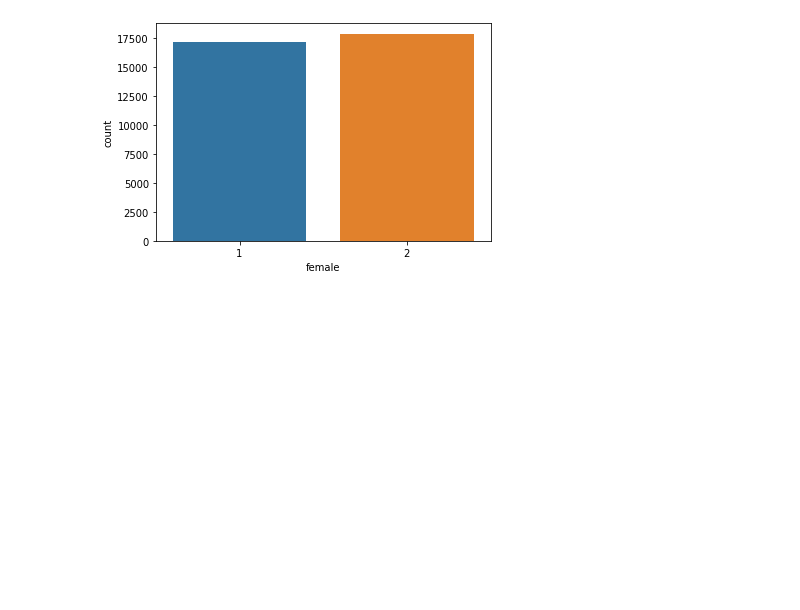
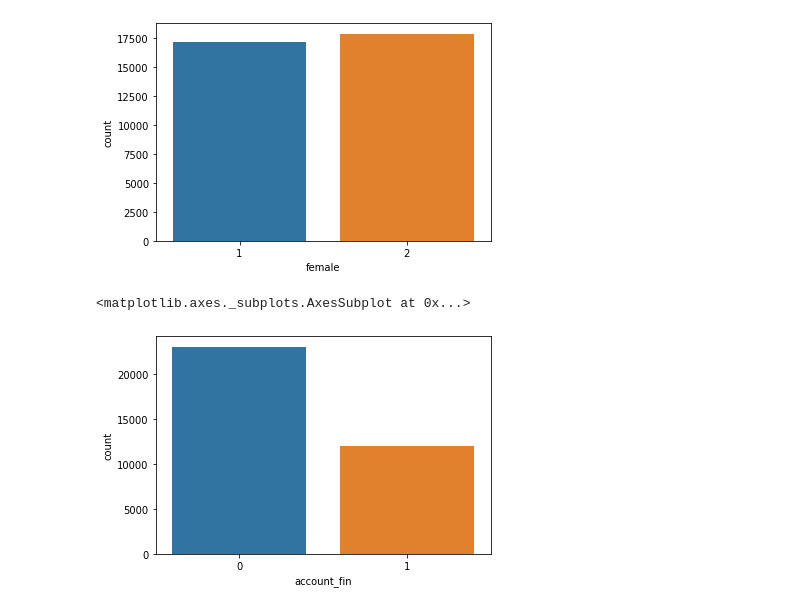
Before and after one commit to sds-capstone/2022-09-proj7-women-at-table, a Jupyter notebook: SDS410_exploration.ipynb, the cells around one changed output. Saved outputs shown, nothing was run; the diff lists cells and outputs as text; code cells hidden in the pictures; blank space fills up the shorter version.

Commit message:
more data exploration

```diff
--- a/SDS410_exploration.ipynb
+++ b/SDS410_exploration.ipynb
@@ -14,7 +14,7 @@ import pandas as pd
 import pipe
 import seaborn as sns
 # %%
-file = '/findex_SubSahAfrica.csv'
+file = '/content/findex_SubSahAfrica.csv'
 df = pd.read_csv(file, index_col=0)
 print(f'There are {df.shape[0]} entries and {df.shape[1]} features')
 df.head()
@@ -40,3 +43,9 @@ sns.countplot(x = 'female', data = df2)
 # %% [output]
 <matplotlib.axes._subplots.AxesSubplot at 0x...>
 [figure]
+# %%
+# barplot of number of people who have a bank account
+sns.countplot(x = 'account_fin', data = df2)
+# %% [output]
+<matplotlib.axes._subplots.AxesSubplot at 0x...>
+[figure, added]
```
Also changed, not shown: parts of 6 cells of this notebook.
